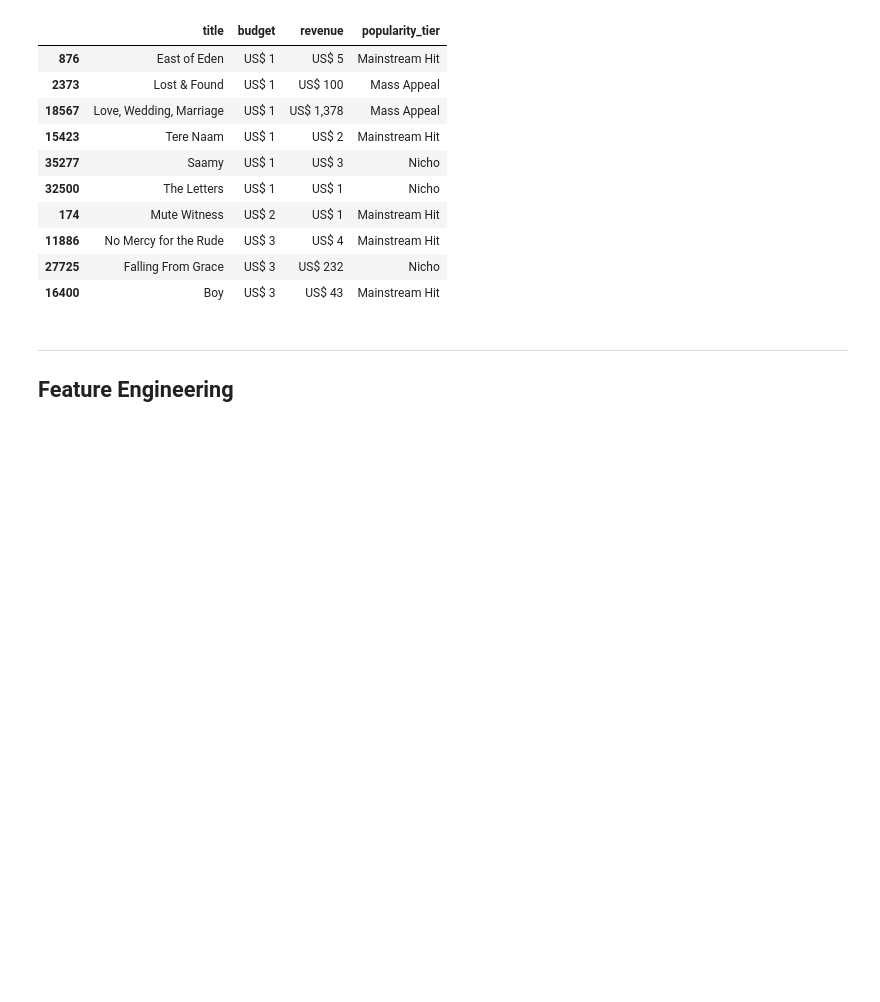
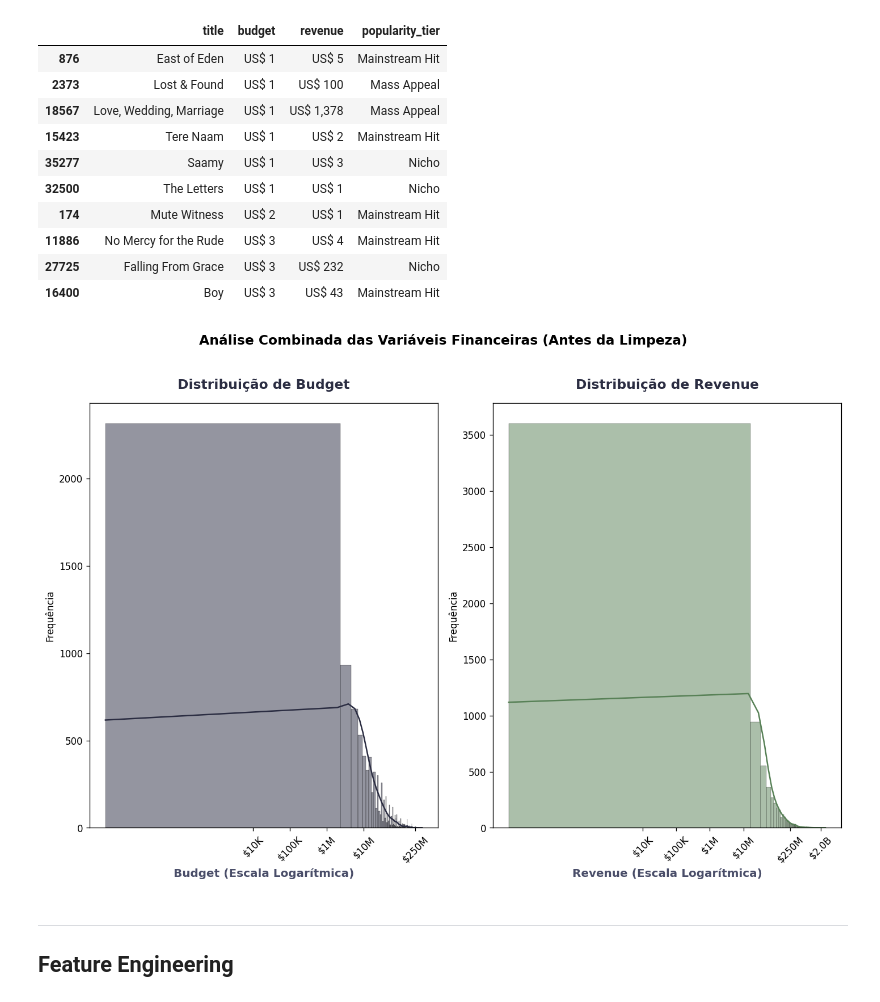
Before and after one commit to AleCecilio/entertainment_industry_performance_analysis, a Jupyter notebook: notebooks/14_feature_engineering_outliers_movies.ipynb, the cells around one changed output. Cells and saved outputs as stored; diff of their text form; code cells hidden in the pictures; blank space fills up the shorter version.

```diff
--- a/notebooks/14_feature_engineering_outliers_movies.ipynb
+++ b/notebooks/14_feature_engineering_outliers_movies.ipynb
@@ -299,6 +299,16 @@ Filmes com Receita irreal (Entre $1 e $4.999)
 | 11886 | No Mercy for the Rude | US$ 3 | US$ 4 | Mainstream Hit |
 | 27725 | Falling From Grace | US$ 3 | US$ 232 | Nicho |
 | 16400 | Boy | US$ 3 | US$ 43 | Mainstream Hit |
+# %%
+graf.grafico_distribuicao_financeira(
+    df_plot=df_movies,
+    col_budget='budget',
+    col_revenue='revenue',
+    usar_log=True,
+    tipo_dado='moeda'
+)
+# %% [output]
+[figure, added]
 # %% [markdown]
 ---
 ## Feature Engineering
```
Also changed, not shown: parts of 16 cells of this notebook, 13 other files.
